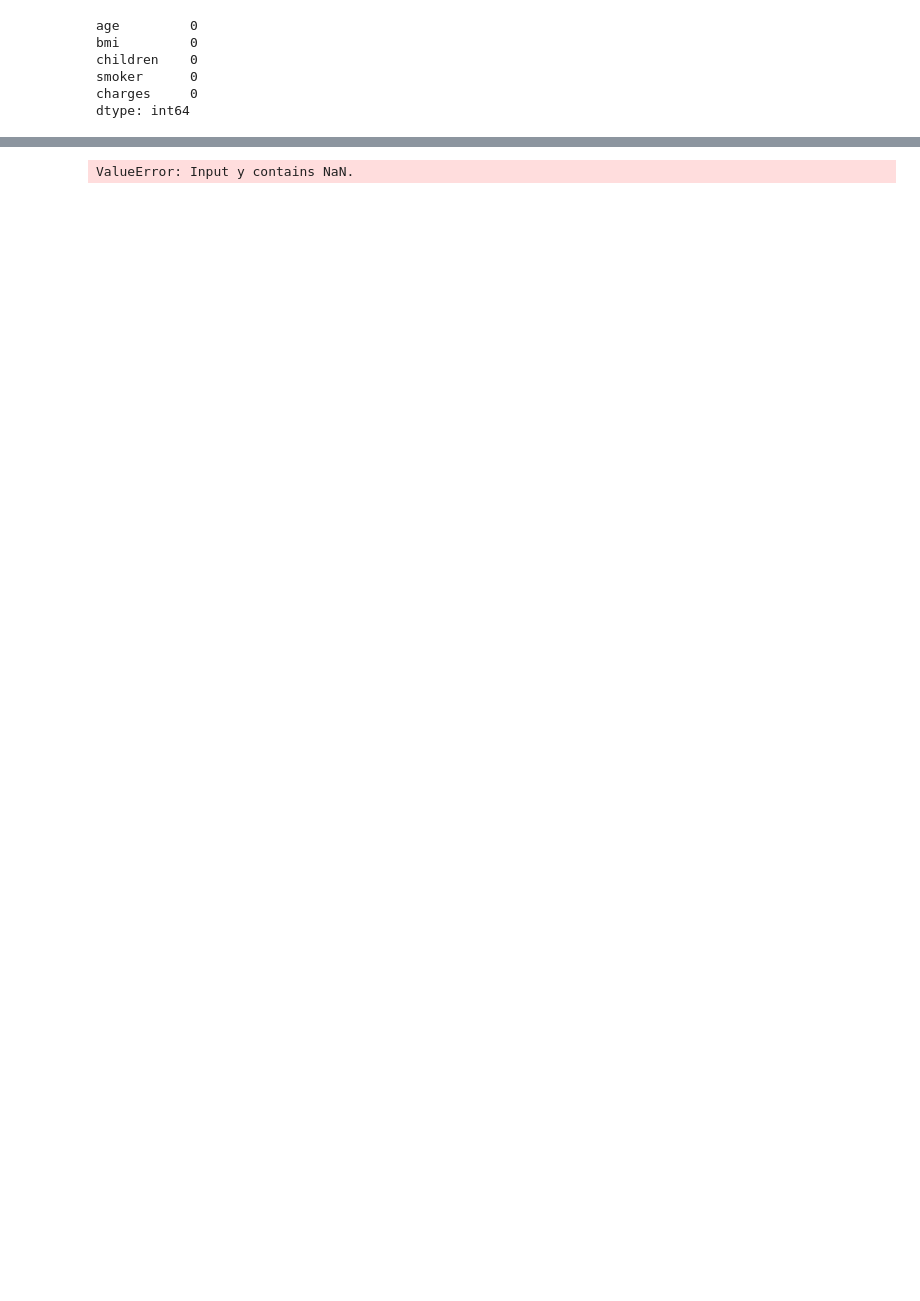
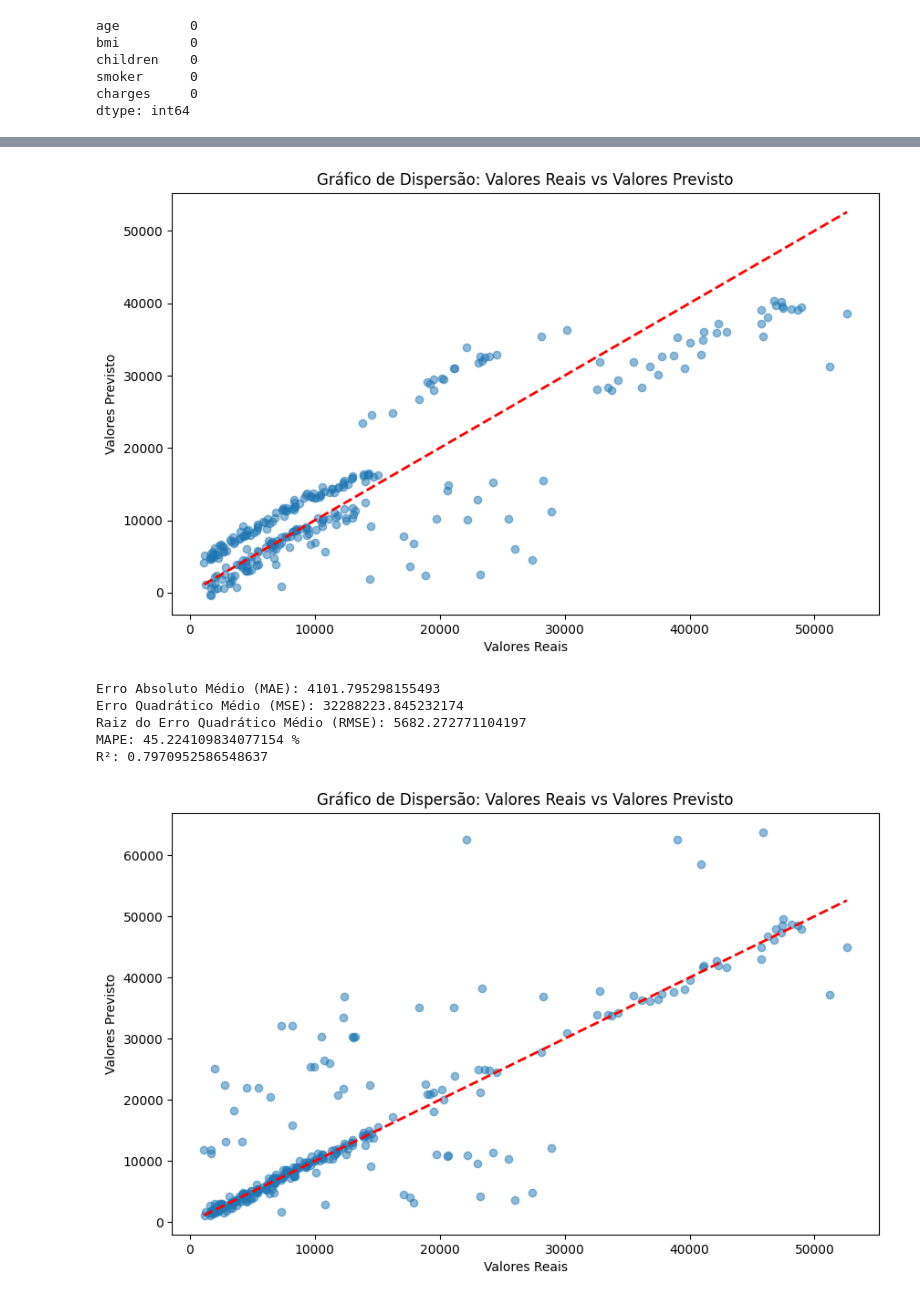
Before and after one commit to LucasBiason/IA-Studies, a Jupyter notebook: POS FIAP IA para Devs/TECH CHALLENGER - RASCUNHO/analise/rascunho.ipynb, the cells around one changed output, grey strips where cells are left out. Saved outputs shown, nothing was run; the diff lists cells and outputs as text; code cells hidden in the pictures; blank space fills up the shorter version.

```diff
--- a/POS FIAP IA para Devs/TECH CHALLENGER - RASCUNHO/analise/rascunho.ipynb
+++ b/POS FIAP IA para Devs/TECH CHALLENGER - RASCUNHO/analise/rascunho.ipynb
@@ -259,21 +207,25 @@ X_train
 # %%
-# Remove rows with NaN values from train and test sets
-X_train_clean = X_train.dropna()
-y_train_clean = y_train[X_train_clean.index]
-X_test_clean = X_test.dropna()
-y_test_clean = y_test[X_test_clean.index]
+
 
 models = [
     LinearRegression(),
     DecisionTreeRegressor(),
     RandomForestRegressor(n_estimators=200,
                           max_depth=18, max_leaf_nodes=12,
                           criterion = 'friedman_mse',
                           random_state = 1,
                           n_jobs = -1),
-    KNeighborsRegressor(n_neighbors=20)
+    KNeighborsRegressor(n_neighbors=20),
+    RandomForestRegressor(n_estimators=7, max_depth=20, max_leaf_nodes=17, criterion = 'friedman_mse', random_state = 1),
+    KNeighborsRegressor(n_neighbors=25)
 ]
 for model in models:
     plot_chart_and_predict(model, X_test_clean, X_train_clean, y_test_clean, y_train_clean)
 # %% [output]
+[figure, added]
-ValueError: Input y contains NaN.
+Erro Absoluto Médio (MAE): 4101.795298155493
+Erro Quadrático Médio (MSE): 32288223.845232174
+Raiz do Erro Quadrático Médio (RMSE): 5682.272771104197
+MAPE: 45.224109834077154 %
+R²: 0.7970952586548637
+[figure, added]
```
Also changed, not shown: parts of 11 cells of this notebook, 3 other files.
